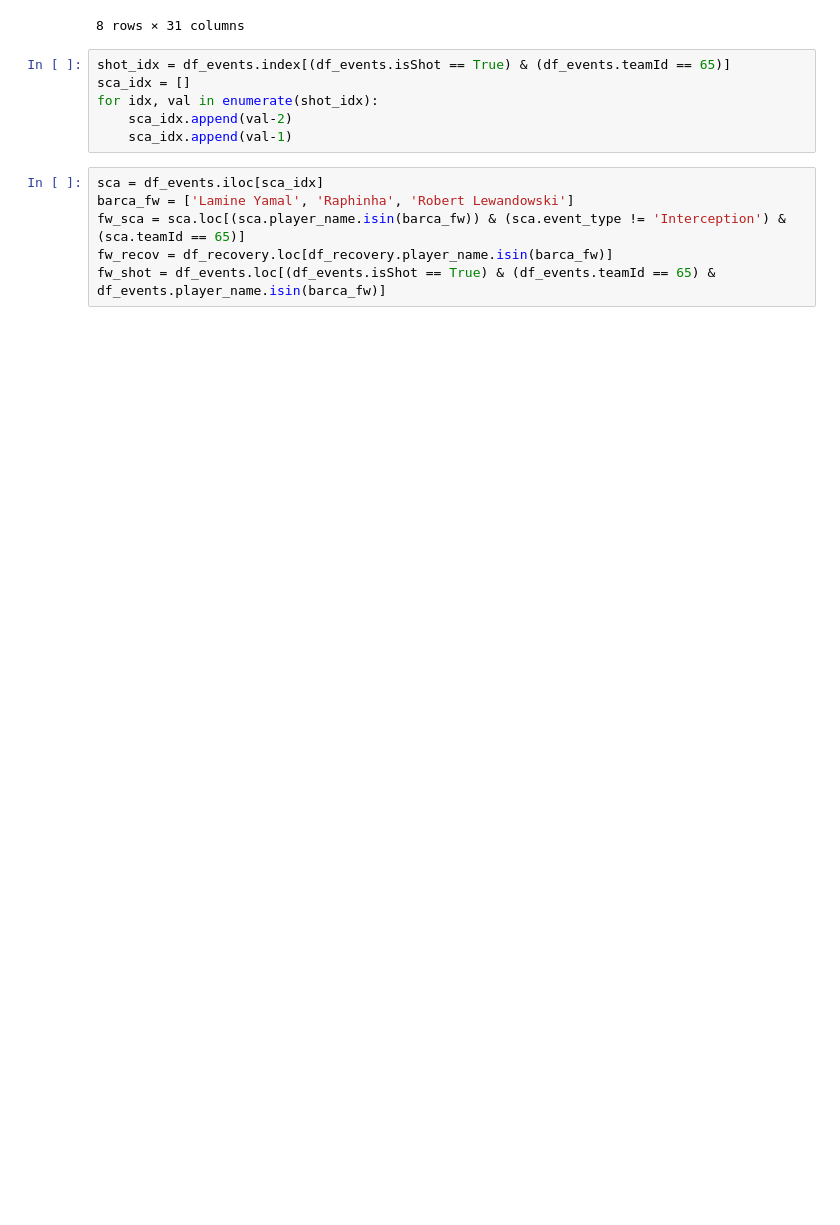
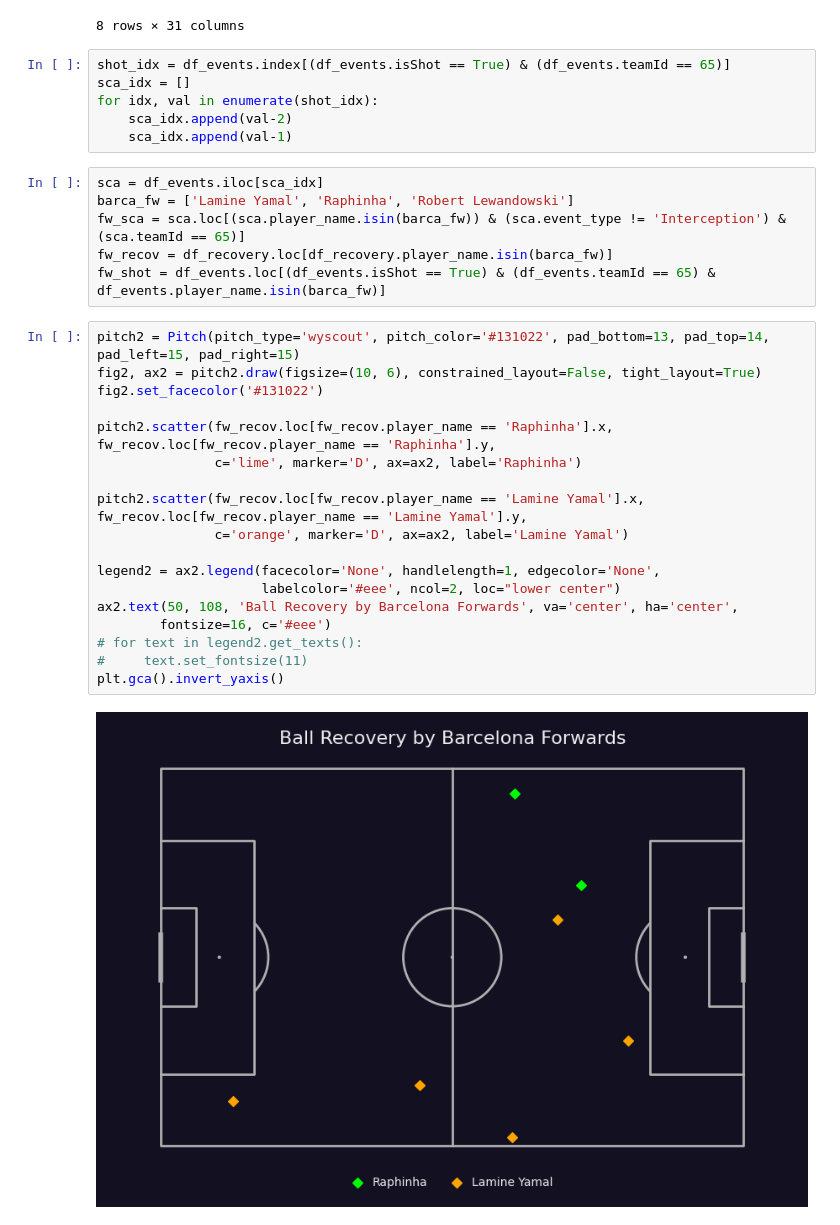
Before and after one commit to RidhoBeteer/barca-attacking-trio-vs-madrid, a Jupyter notebook: barca_fw_actions.ipynb, the cells around one changed output. Drawn from its saved outputs; the diff is of its cells as text; blank space fills up the shorter version.

Commit message:
add scatter plot

```diff
--- a/barca_fw_actions.ipynb
+++ b/barca_fw_actions.ipynb
@@ -166,3 +169,23 @@ barca_fw = ['Lamine Yamal', 'Raphinha', 'Robert Lewandowski']
 fw_sca = sca.loc[(sca.player_name.isin(barca_fw)) & (sca.event_type != 'Interception') & (sca.teamId == 65)]
 fw_recov = df_recovery.loc[df_recovery.player_name.isin(barca_fw)]
 fw_shot = df_events.loc[(df_events.isShot == True) & (df_events.teamId == 65) & df_events.player_name.isin(barca_fw)]
+# %%
+pitch2 = Pitch(pitch_type='wyscout', pitch_color='#131022', pad_bottom=13, pad_top=14, pad_left=15, pad_right=15)
+fig2, ax2 = pitch2.draw(figsize=(10, 6), constrained_layout=False, tight_layout=True)
+fig2.set_facecolor('#131022')
+
+pitch2.scatter(fw_recov.loc[fw_recov.player_name == 'Raphinha'].x, fw_recov.loc[fw_recov.player_name == 'Raphinha'].y,
+               c='lime', marker='D', ax=ax2, label='Raphinha')
+
+pitch2.scatter(fw_recov.loc[fw_recov.player_name == 'Lamine Yamal'].x, fw_recov.loc[fw_recov.player_name == 'Lamine Yamal'].y,
+               c='orange', marker='D', ax=ax2, label='Lamine Yamal')
+
+legend2 = ax2.legend(facecolor='None', handlelength=1, edgecolor='None',
+                     labelcolor='#eee', ncol=2, loc="lower center")
+ax2.text(50, 108, 'Ball Recovery by Barcelona Forwards', va='center', ha='center',
+        fontsize=16, c='#eee')
+# for text in legend2.get_texts():
+#     text.set_fontsize(11)
+plt.gca().invert_yaxis()
+# %% [output]
+[figure, added]
```
Also changed, not shown: parts of 4 cells of this notebook.
